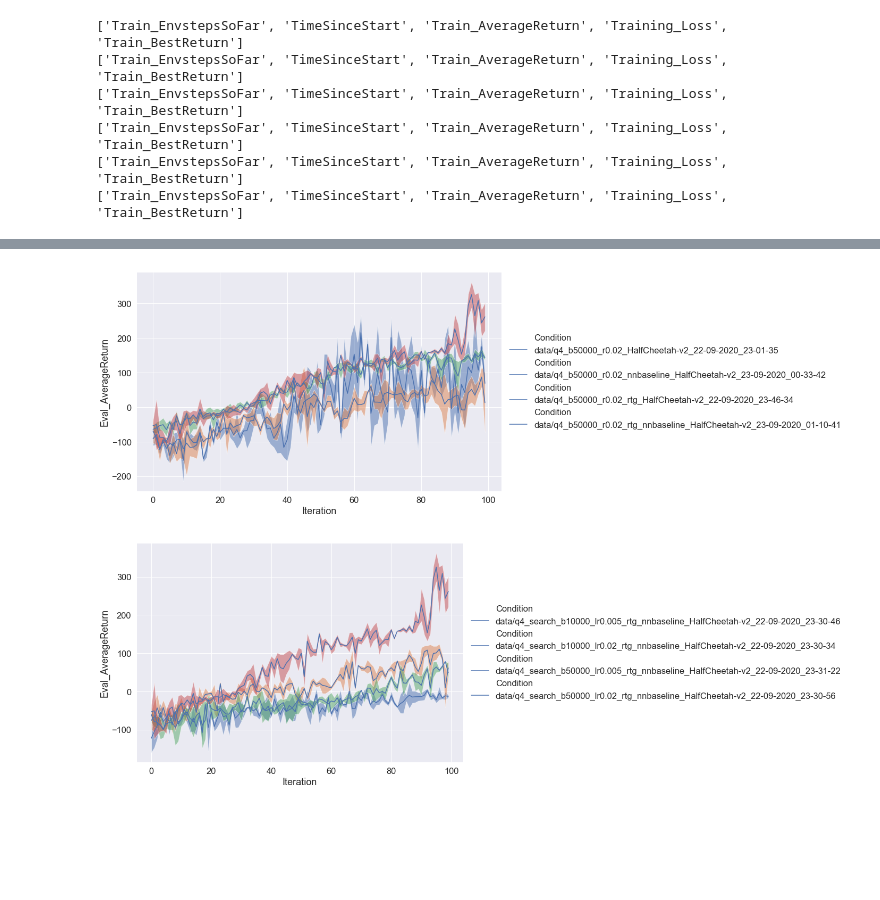
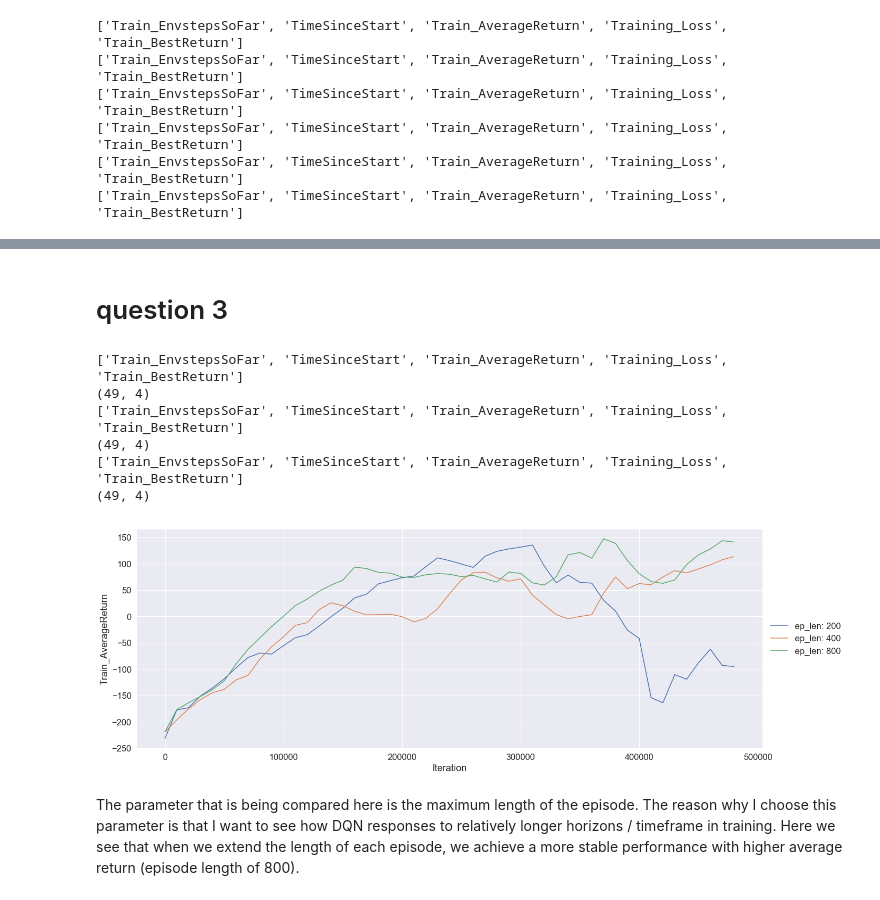
Before and after one commit to Max-Fu/homework_fall2020, a Jupyter notebook: hw3/cs285/visualization.ipynb, the cells around one changed output, grey strips where cells are left out. Cells and saved outputs as stored; diff of their text form; code cells hidden in the pictures; blank space fills up the shorter version.

```diff
--- a/hw3/cs285/visualization.ipynb
+++ b/hw3/cs285/visualization.ipynb
@@ -45,7 +45,6 @@ def tflog2pandas(path: str) -> pd.DataFrame:
         event_acc = EventAccumulator(path, DEFAULT_SIZE_GUIDANCE)
         event_acc.Reload()
         tags = event_acc.Tags()["scalars"]
-        print(tags)
         for tag in tags:
             event_list = event_acc.Scalars(tag)
             values = list(map(lambda x: x.value, event_list))
@@ -75,8 +74,8 @@ def plot_data(data, value="Eval_AverageReturn", other_value=None):
     sns.set(style="darkgrid", font_scale=1.5)
     if not isinstance(data, list):
         data = [data]
-    for df in data:
-        ax = sns.lineplot(data=df, x="Iteration", y=value, hue="Condition", style="Condition", markers=False, dashes=False)
+    for idx, df in enumerate(data):
+        ax = sns.lineplot(data=df, x="Iteration", y=value, c=sns.color_palette('colorblind')[idx], label=str(df['Condition'][0]), markers=False, dashes=False)
         if other_value:
             m = df[value].to_numpy().squeeze()
             std = df[other_value].to_numpy().squeeze()
@@ -259,24 +224,19 @@ plot(q3_experiment, head='data', legend=None, plot_values='Eval_AverageReturn',
-# %%
-# Adjust files in these two lists! The following is an example from my system where
-# I had these as my directory names.
-q4_experiments = [
-    'q4_b50000_r0.02_HalfCheetah-v2_22-09-2020_23-01-35',
-    'q4_b50000_r0.02_nnbaseline_HalfCheetah-v2_23-09-2020_00-33-42',
-    'q4_b50000_r0.02_rtg_HalfCheetah-v2_22-09-2020_23-46-34',
-    'q4_b50000_r0.02_rtg_nnbaseline_HalfCheetah-v2_23-09-2020_01-10-41'
-]
-plot(q4_experiments, head='data', legend=None, plot_values='Eval_AverageReturn', other_value='Eval_StdReturn')
-# %% [output]
-[figure, removed]
-# %%
-# Adjust files in these two lists! The following is an example from my system where
-# I had these as my directory names.
-q4_experiments = [
-    'q4_search_b10000_lr0.005_rtg_nnbaseline_HalfCheetah-v2_22-09-2020_23-30-46',
-    'q4_search_b10000_lr0.02_rtg_nnbaseline_HalfCheetah-v2_22-09-2020_23-30-34',
-    'q4_search_b50000_lr0.005_rtg_nnbaseline_HalfCheetah-v2_22-09-2020_23-31-22',
-    'q4_search_b50000_lr0.02_rtg_nnbaseline_HalfCheetah-v2_22-09-2020_23-30-56'
-]
-plot(q4_experiments, head='data', legend=None, plot_values='Eval_AverageReturn', other_value='Eval_StdReturn')
-# %% [output]
-[figure, removed]
+# %% [markdown]
+# question 3
+# %%
+q3_experiment = [
+    'hw3_q3_ep_len_200_LunarLander-v3_08-10-2020_11-04-23',
+    'hw3_q3_ep_len_400_LunarLander-v3_08-10-2020_12-40-06',
+    'hw3_q3_ep_len_800_LunarLander-v3_08-10-2020_12-40-18'
+]
+plot(q3_experiment, head='data', legend=['ep_len: 200', 'ep_len: 400', 'ep_len: 800'], plot_values='Train_AverageReturn')
+# %% [output]
+['Train_EnvstepsSoFar', 'TimeSinceStart', 'Train_AverageReturn', 'Training_Loss', 'Train_BestReturn']
+(49, 4)
+['Train_EnvstepsSoFar', 'TimeSinceStart', 'Train_AverageReturn', 'Training_Loss', 'Train_BestReturn']
+(49, 4)
+['Train_EnvstepsSoFar', 'TimeSinceStart', 'Train_AverageReturn', 'Training_Loss', 'Train_BestReturn']
+(49, 4)
+[figure, added]
+# %% [markdown]
+The parameter that is being compared here is the maximum length of the episode. The reason why I choose this parameter is that I want to see how DQN responses to relatively longer horizons / timeframe in training. Here we see that when we extend the length of each episode, we achieve a more stable performance with higher average return (episode length of 800).
```
Also changed, not shown: parts of 12 cells of this notebook.
